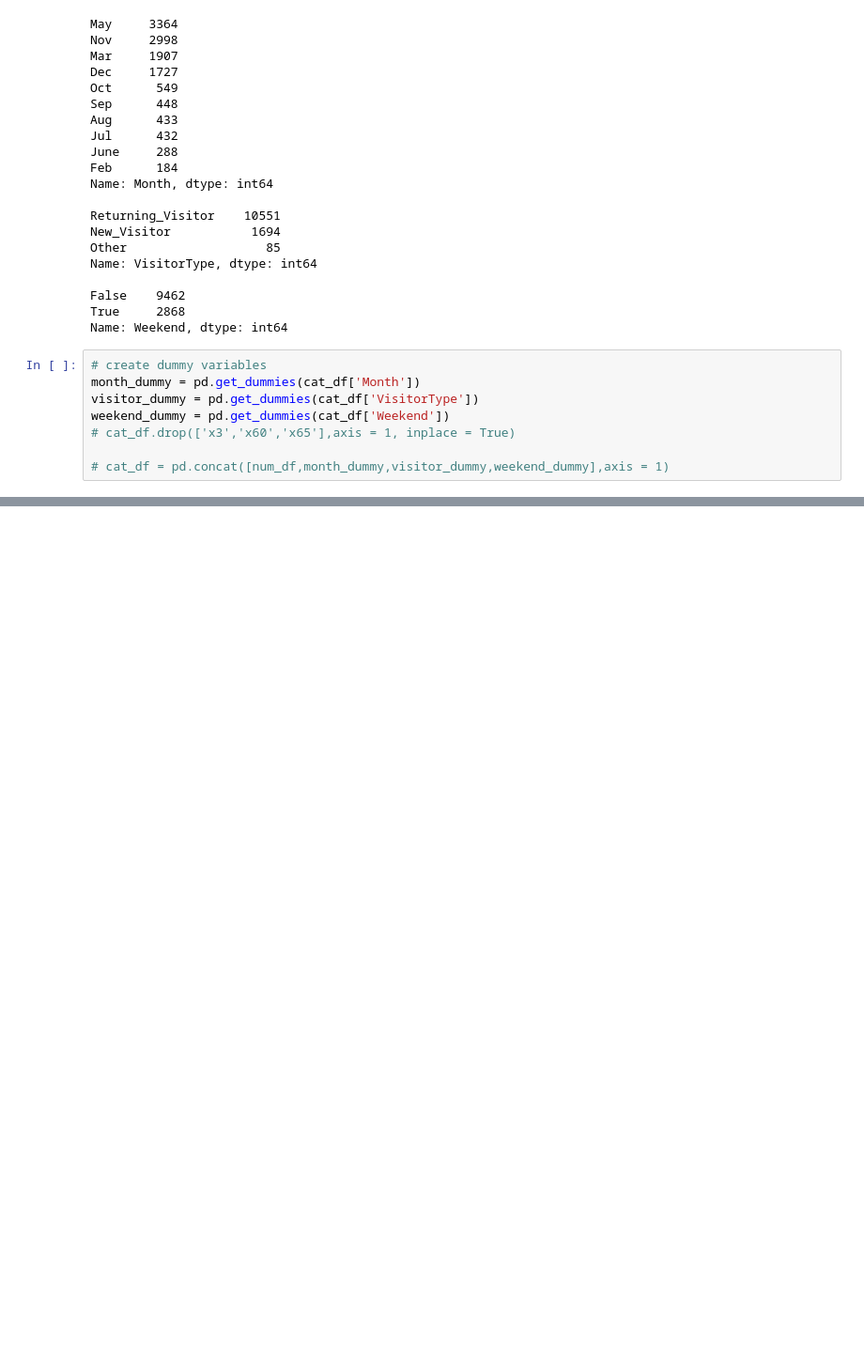
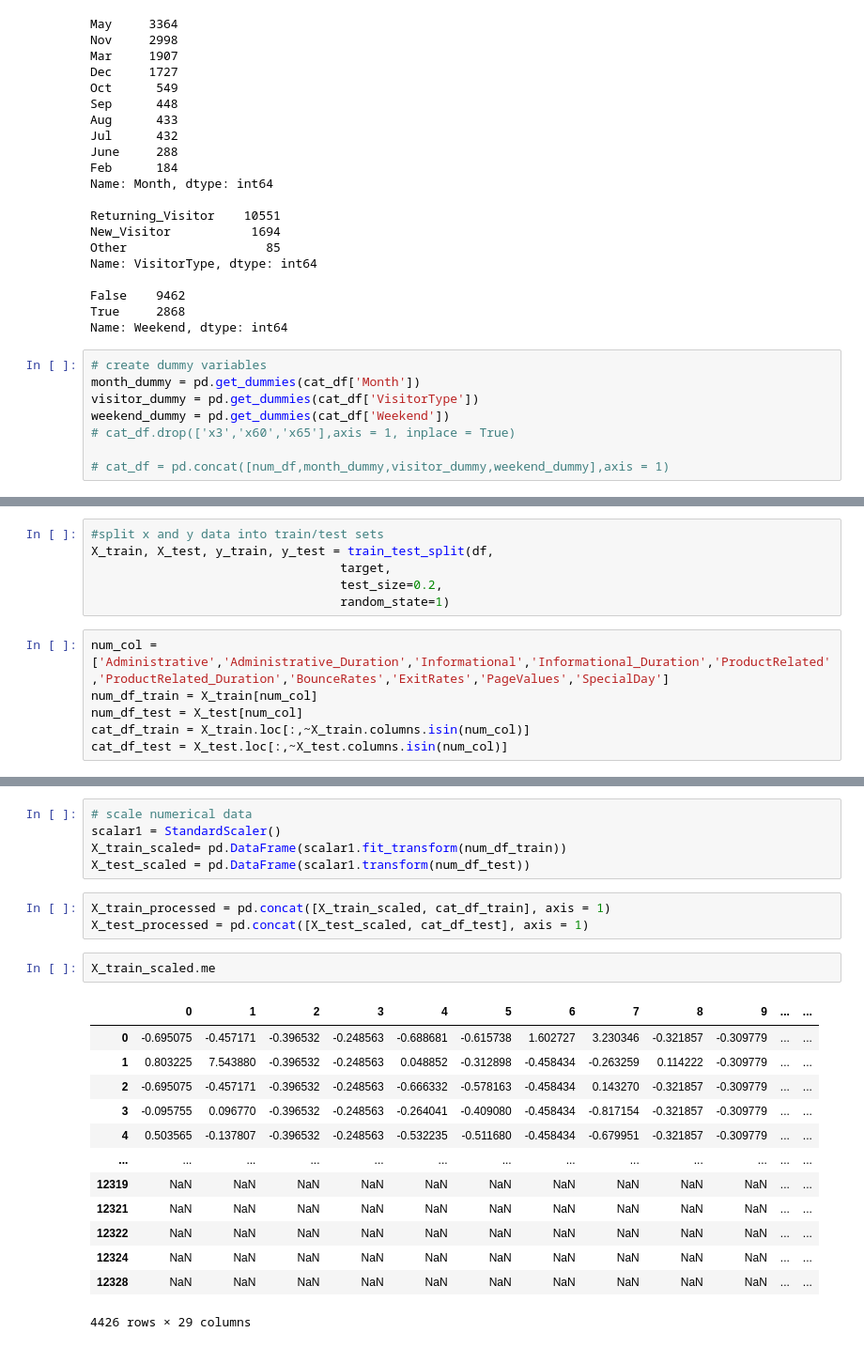
Before and after one commit to xli2257/Aicadium, a Jupyter notebook: aicadium_takehome.ipynb, the cells around one changed output, grey strips where cells are left out. Shown at 94% size. Saved outputs shown, nothing was run; the diff lists cells and outputs as text; blank space fills up the shorter version.

Commit message:
numerical and categorical

```diff
--- a/aicadium_takehome.ipynb
+++ b/aicadium_takehome.ipynb
@@ -95,0 +175,12 @@ sns.pairplot(num_df)
+# %%
+#split x and y data into train/test sets
+X_train, X_test, y_train, y_test = train_test_split(df,
+                                  target,
+                                  test_size=0.2,
+                                  random_state=1)
+# %%
+num_col = ['Administrative','Administrative_Duration','Informational','Informational_Duration','ProductRelated','ProductRelated_Duration','BounceRates','ExitRates','PageValues','SpecialDay']
+num_df_train = X_train[num_col]
+num_df_test = X_test[num_col]
+cat_df_train = X_train.loc[:,~X_train.columns.isin(num_col)]
+cat_df_test = X_test.loc[:,~X_test.columns.isin(num_col)]
@@ -95,0 +240,24 @@ sns.pairplot(num_df)
+# %%
+# scale numerical data
+scalar1 = StandardScaler()
+X_train_scaled= pd.DataFrame(scalar1.fit_transform(num_df_train))
+X_test_scaled = pd.DataFrame(scalar1.transform(num_df_test))
+# %%
+X_train_processed = pd.concat([X_train_scaled, cat_df_train], axis = 1)
+X_test_processed = pd.concat([X_test_scaled, cat_df_test], axis = 1)
+# %%
+X_train_scaled.me
+# %% [output]
+|  | 0 | 1 | 2 | 3 | 4 | 5 | 6 | 7 | 8 | 9 | ... | ... |
+| 0 | -0.695075 | -0.457171 | -0.396532 | -0.248563 | -0.688681 | -0.615738 | 1.602727 | 3.230346 | -0.321857 | -0.309779 | ... | ... |
+| 1 | 0.803225 | 7.543880 | -0.396532 | -0.248563 | 0.048852 | -0.312898 | -0.458434 | -0.263259 | 0.114222 | -0.309779 | ... | ... |
+| 2 | -0.695075 | -0.457171 | -0.396532 | -0.248563 | -0.666332 | -0.578163 | -0.458434 | 0.143270 | -0.321857 | -0.309779 | ... | ... |
+| 3 | -0.095755 | 0.096770 | -0.396532 | -0.248563 | -0.264041 | -0.409080 | -0.458434 | -0.817154 | -0.321857 | -0.309779 | ... | ... |
+| 4 | 0.503565 | -0.137807 | -0.396532 | -0.248563 | -0.532235 | -0.511680 | -0.458434 | -0.679951 | -0.321857 | -0.309779 | ... | ... |
+| ... | ... | ... | ... | ... | ... | ... | ... | ... | ... | ... | ... | ... |
+| 12319 | NaN | NaN | NaN | NaN | NaN | NaN | NaN | NaN | NaN | NaN | ... | ... |
+| 12321 | NaN | NaN | NaN | NaN | NaN | NaN | NaN | NaN | NaN | NaN | ... | ... |
+| 12322 | NaN | NaN | NaN | NaN | NaN | NaN | NaN | NaN | NaN | NaN | ... | ... |
+| 12324 | NaN | NaN | NaN | NaN | NaN | NaN | NaN | NaN | NaN | NaN | ... | ... |
+| 12328 | NaN | NaN | NaN | NaN | NaN | NaN | NaN | NaN | NaN | NaN | ... | ... |
+4426 rows × 29 columns
```
Also changed, not shown: parts of 15 cells of this notebook.
